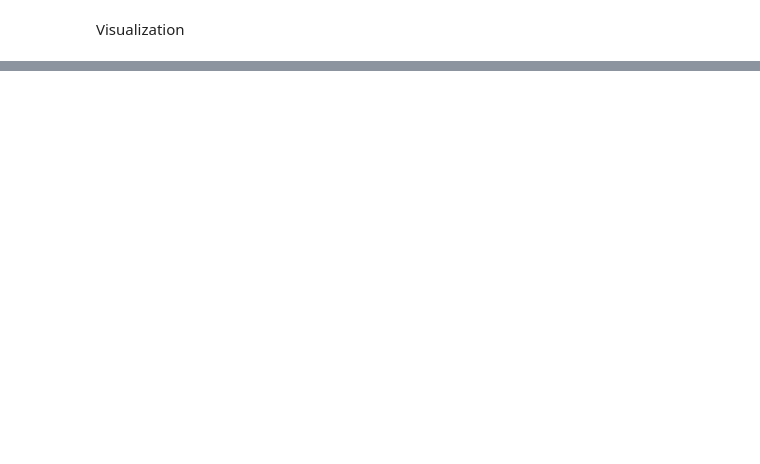
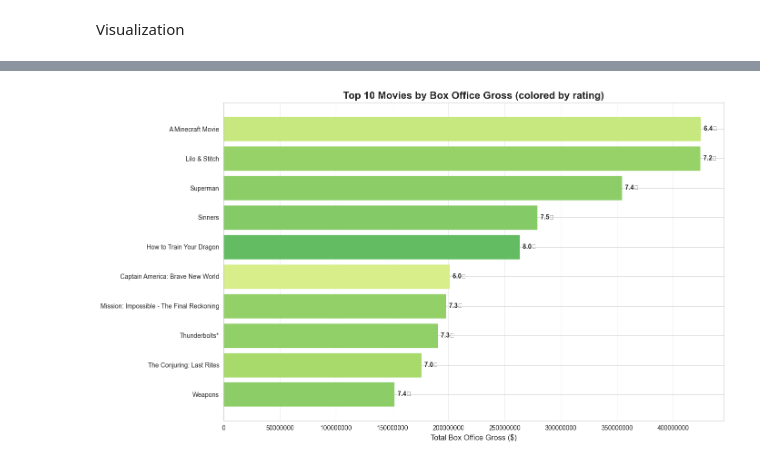
Before and after one commit to diasjakupov/data-gathering-sis1, a Jupyter notebook: SIS_cleaners_movie_finance.ipynb, the cells around one changed output, grey strips where cells are left out. Drawn from its saved outputs; the diff is of its cells as text; code cells hidden in the pictures; blank space fills up the shorter version.

```diff
--- a/SIS_cleaners_movie_finance.ipynb
+++ b/SIS_cleaners_movie_finance.ipynb
@@ -107,0 +338,26 @@ Passing `palette` without assigning `hue` is deprecated and will be removed in v
+# %%
+top_10_gross = merged_df.nlargest(10, 'total_gross')
+
+fig, ax = plt.subplots(figsize=(14, 8))
+bars = ax.barh(range(len(top_10_gross)), top_10_gross['total_gross'], color='skyblue')
+
+colors = plt.cm.RdYlGn(top_10_gross['vote_average'] / 10)
+for bar, color in zip(bars, colors):
+    bar.set_color(color)
+
+ax.set_yticks(range(len(top_10_gross)))
+ax.set_yticklabels(top_10_gross['title'])
+ax.invert_yaxis()
+ax.set_xlabel('Total Box Office Gross ($)', fontsize=12)
+ax.set_title('Top 10 Movies by Box Office Gross (colored by rating)', fontsize=16, fontweight='bold')
+ax.ticklabel_format(style='plain', axis='x')
+ax.grid(True, alpha=0.3, axis='x')
+
+for i, (idx, row) in enumerate(top_10_gross.iterrows()):
+    ax.text(row['total_gross'], i, f"  {row['vote_average']:.1f}★",
+            va='center', fontsize=10, fontweight='bold')
+
+plt.tight_layout()
+plt.show()
+# %% [output]
+[figure, added]
```
Also changed, not shown: parts of 13 cells of this notebook.
